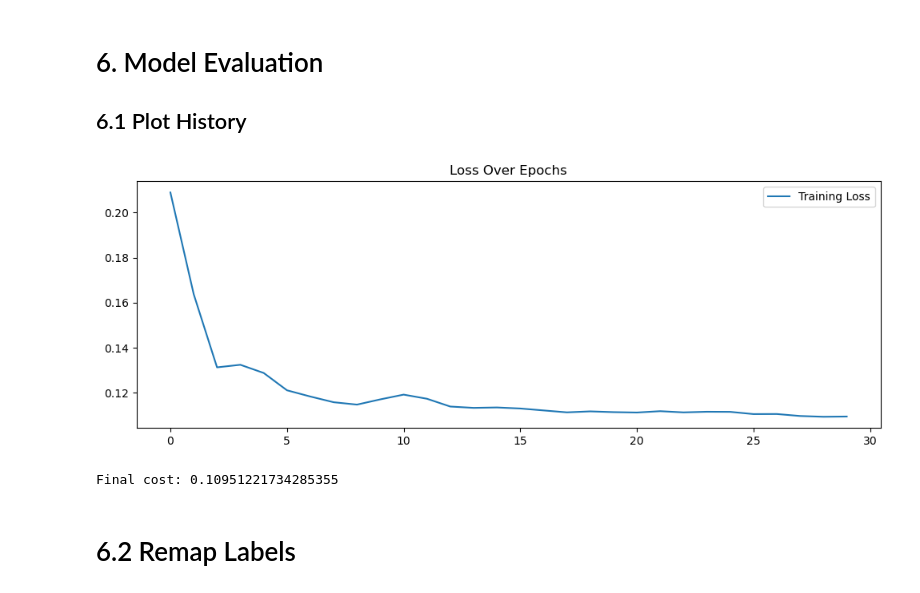
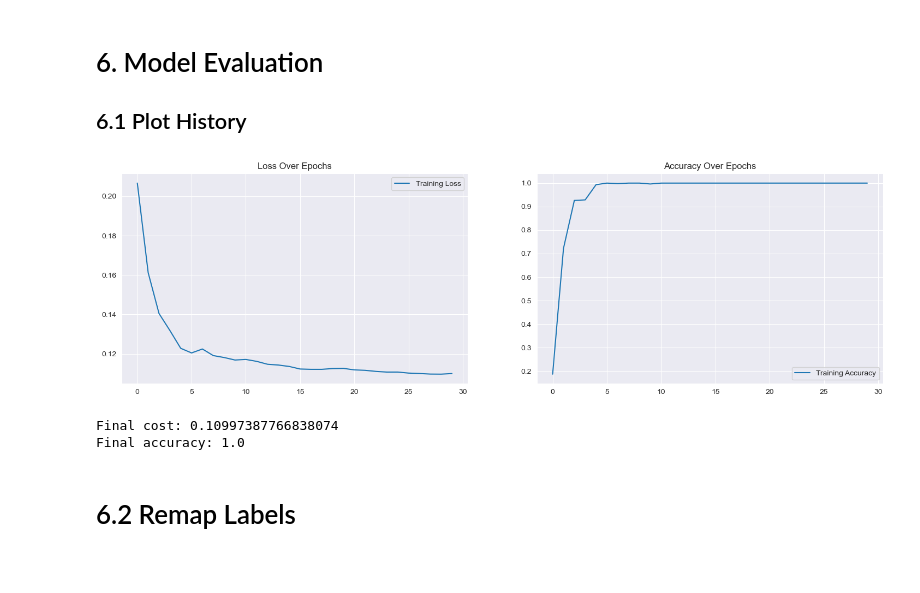
Before and after one commit to chengxinzhaox/ML-Learn-recourses, a Jupyter notebook: cw2/202018020317_CW2.ipynb, the cells around one changed output. Saved outputs shown, nothing was run; the diff lists cells and outputs as text; code cells hidden in the pictures; blank space fills up the shorter version.

```diff
--- a/cw2/202018020317_CW2.ipynb
+++ b/cw2/202018020317_CW2.ipynb
@@ -89,3 +105,14 @@ def custom_loss(y_true, y_pred):
+# %%
+def accuracy(y_true, y_pred):
+    """
+    Custom accuracy function
+    :param y_true: true labels
+    :param y_pred: predicted labels
+    :return: accuracy
+    """
+    correct_predictions = tf.equal(tf.argmax(y_true, axis=1), tf.argmax(y_pred, axis=1))
+    accuracy = tf.reduce_mean(tf.cast(correct_predictions, tf.float32))
+    return accuracy
 # %% [markdown]
 # 3. Model Definition
 # %% [markdown]
@@ -111,7 +138,7 @@ class ANNClassifier:
         Compiles the model.
         :param optimizer: The optimizer to use
         """
-        self.model.compile(optimizer=optimizer, loss=custom_loss)
+        self.model.compile(optimizer=optimizer, loss=custom_loss, metrics=[accuracy])
 
     def fit(self, X, y, epochs, batch_size):
         """
@@ -235,6 +301,7 @@ plt.imshow(X_test[5])
 # %%
-ann = ANNClassifier(input_shape=X_train.shape[1:], num_classes=y_train.shape[1], hidden_layers_sizes=(128, 128, 128, 128))
-ann.compile(optimizer=tf.keras.optimizers.Adam())
+ann = ANNClassifier(input_shape=X_train.shape[1:], num_classes=y_train.shape[1],
+                    hidden_layers_sizes=(128, 128, 128, 128))
+ann.compile(optimizer=tf.keras.optimizers.Adam(learning_rate=0.001))
 gmm = GMMClassifier(n_components=y_train.shape[1])
 ensemble = Ensemble(ann, gmm)
 # %% [output]
@@ -272,17 +341,26 @@ Epoch 30/30
 ## 6.1 Plot History
 # %%
 def plot_history(history):
-    plt.figure(figsize=(12, 4))
+    plt.figure(figsize=(18, 5))
+    plt.subplot(1, 2, 1)
     plt.plot(history.history['loss'], label='Training Loss')
     plt.title('Loss Over Epochs')
     plt.legend()
+
+    plt.subplot(1, 2, 2)
+    plt.plot(history.history['accuracy'], label='Training Accuracy')
+    plt.title('Accuracy Over Epochs')
+    plt.legend()
     plt.show()
+
 
 plot_history(history)
 print('Final cost:', history.history['loss'][-1])
+print('Final accuracy:', history.history['accuracy'][-1])
 # %% [output]
-[figure, old version]
+[figure, new version]
-Final cost: 0.10951221734285355
+Final cost: 0.10997387766838074
+Final accuracy: 1.0
 # %% [markdown]
 # 6.2 Remap Labels
 # %%
```
Also changed, not shown: parts of 15 cells of this notebook.
